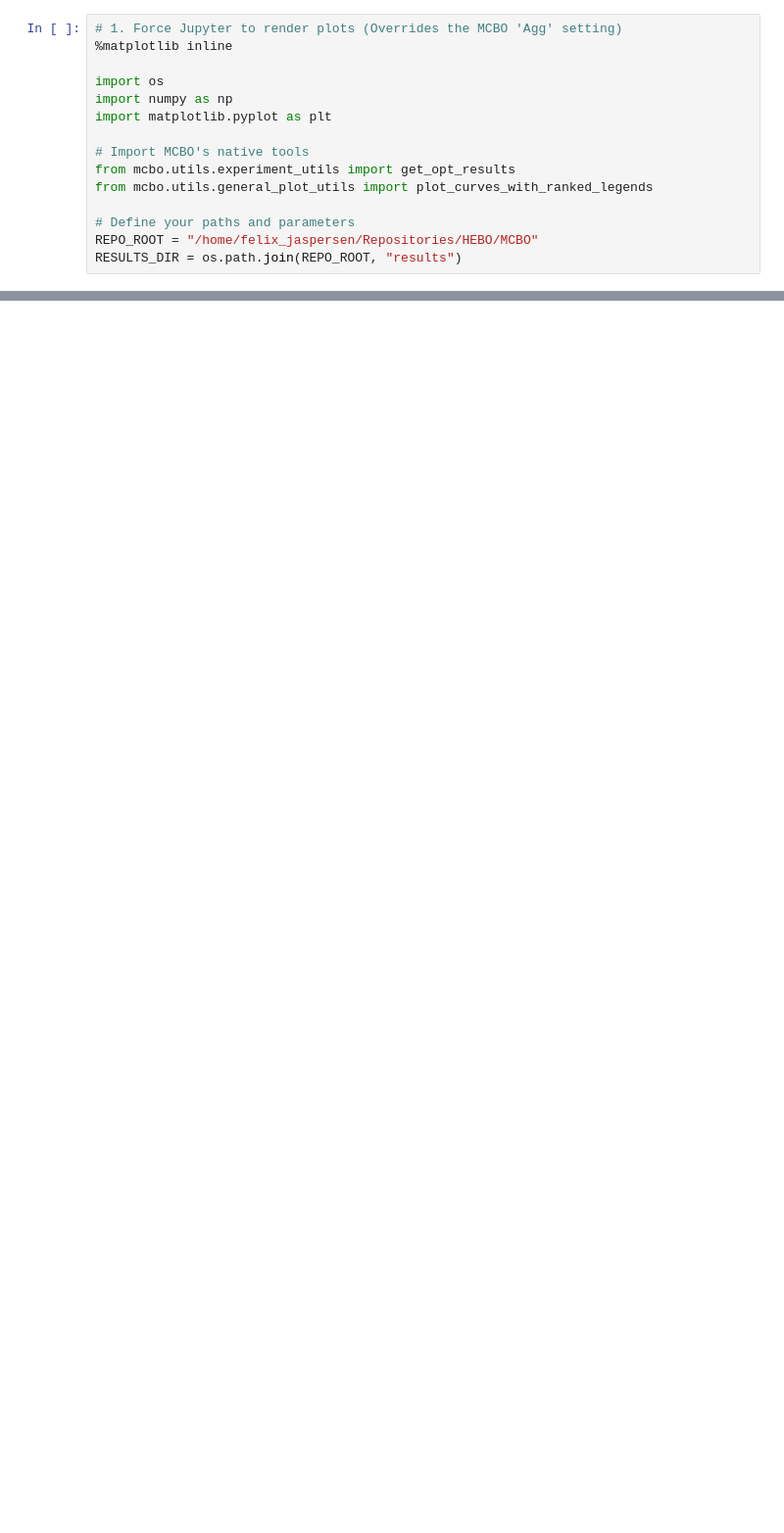
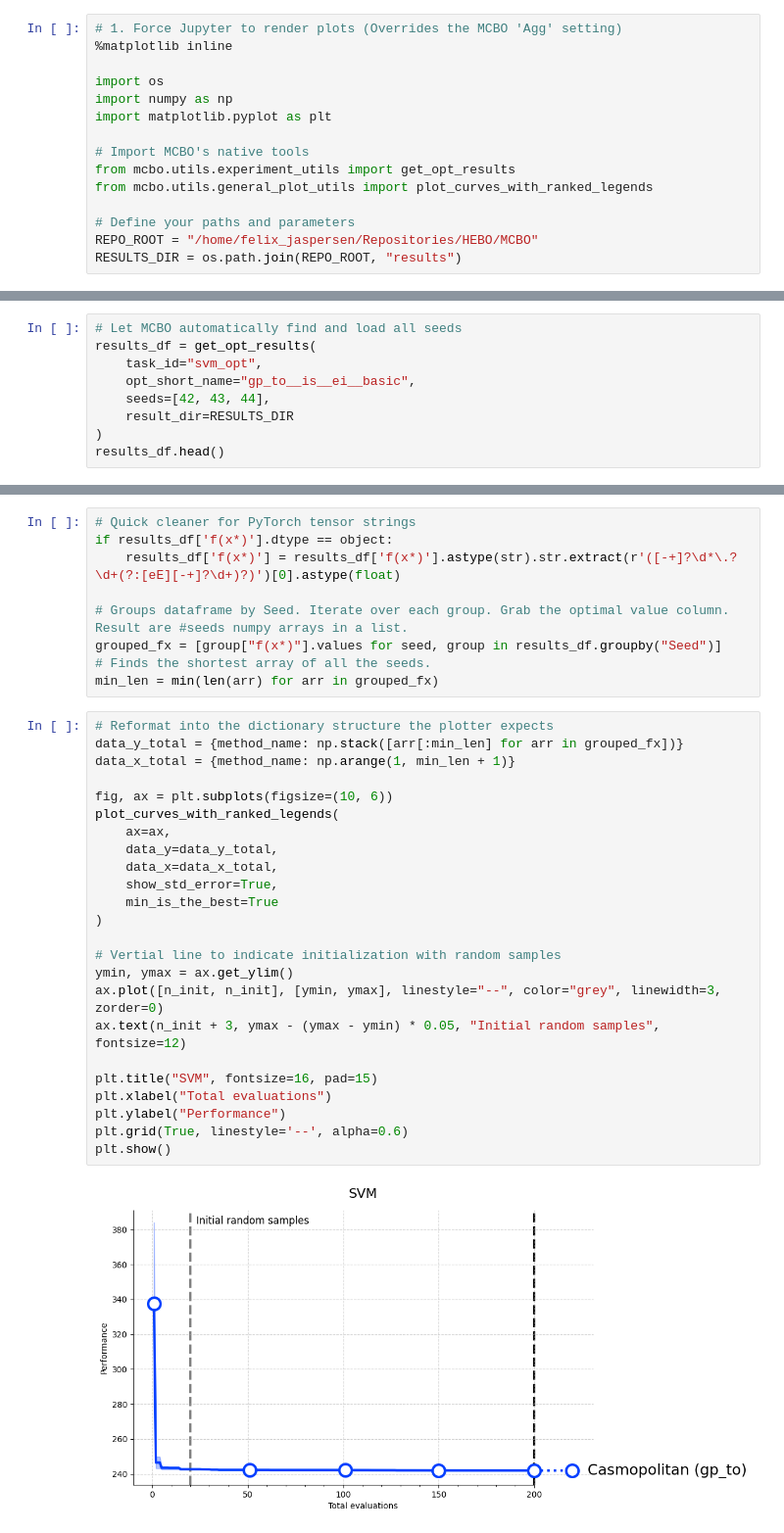
Before and after one commit to FelixJas/HEBO, a Jupyter notebook: MCBO/plotting.ipynb, the cells around one changed output, grey strips where cells are left out. Shown at 98% size. Saved outputs shown, nothing was run; the diff lists cells and outputs as text; blank space fills up the shorter version.

```diff
--- a/MCBO/plotting.ipynb
+++ b/MCBO/plotting.ipynb
@@ -109,0 +77,9 @@ plt.show()
+# %%
+# Let MCBO automatically find and load all seeds
+results_df = get_opt_results(
+    task_id="svm_opt",
+    opt_short_name="gp_to__is__ei__basic",
+    seeds=[42, 43, 44],
+    result_dir=RESULTS_DIR
+)
+results_df.head()
@@ -109,0 +93,35 @@ plt.show()
+# %%
+# Quick cleaner for PyTorch tensor strings
+if results_df['f(x*)'].dtype == object:
+    results_df['f(x*)'] = results_df['f(x*)'].astype(str).str.extract(r'([-+]?\d*\.?\d+(?:[eE][-+]?\d+)?)')[0].astype(float)
+
+# Groups dataframe by Seed. Iterate over each group. Grab the optimal value column. Result are #seeds numpy arrays in a list.
+grouped_fx = [group["f(x*)"].values for seed, group in results_df.groupby("Seed")]
+# Finds the shortest array of all the seeds.
+min_len = min(len(arr) for arr in grouped_fx)
+# %%
+# Reformat into the dictionary structure the plotter expects
+data_y_total = {method_name: np.stack([arr[:min_len] for arr in grouped_fx])}
+data_x_total = {method_name: np.arange(1, min_len + 1)}
+
+fig, ax = plt.subplots(figsize=(10, 6))
+plot_curves_with_ranked_legends(
+    ax=ax,
+    data_y=data_y_total,
+    data_x=data_x_total,
+    show_std_error=True,
+    min_is_the_best=True
+)
+
+# Vertial line to indicate initialization with random samples
+ymin, ymax = ax.get_ylim()
+ax.plot([n_init, n_init], [ymin, ymax], linestyle="--", color="grey", linewidth=3, zorder=0)
+ax.text(n_init + 3, ymax - (ymax - ymin) * 0.05, "Initial random samples", fontsize=12)
+
+plt.title("SVM", fontsize=16, pad=15)
+plt.xlabel("Total evaluations")
+plt.ylabel("Performance")
+plt.grid(True, linestyle='--', alpha=0.6)
+plt.show()
+# %% [output]
+[figure, added]
```
Also changed, not shown: parts of 17 cells of this notebook, 5 other files.
